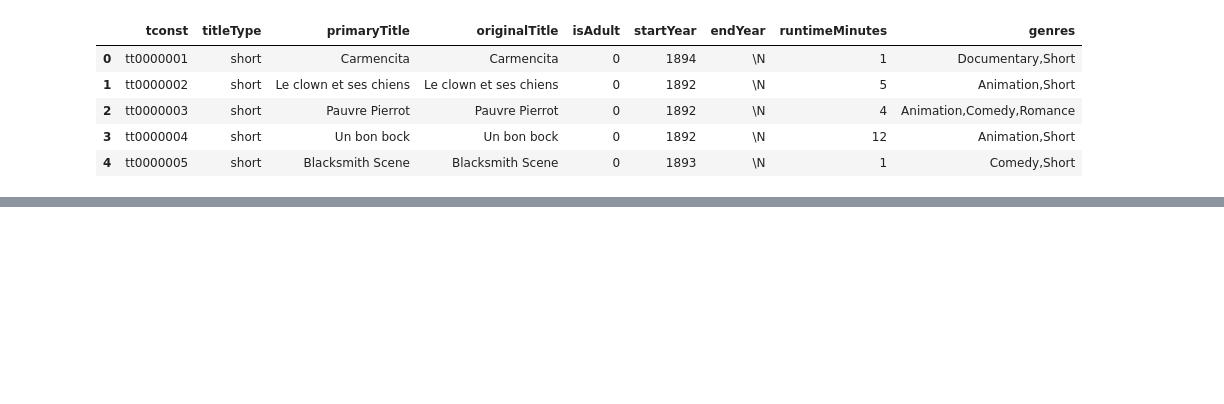
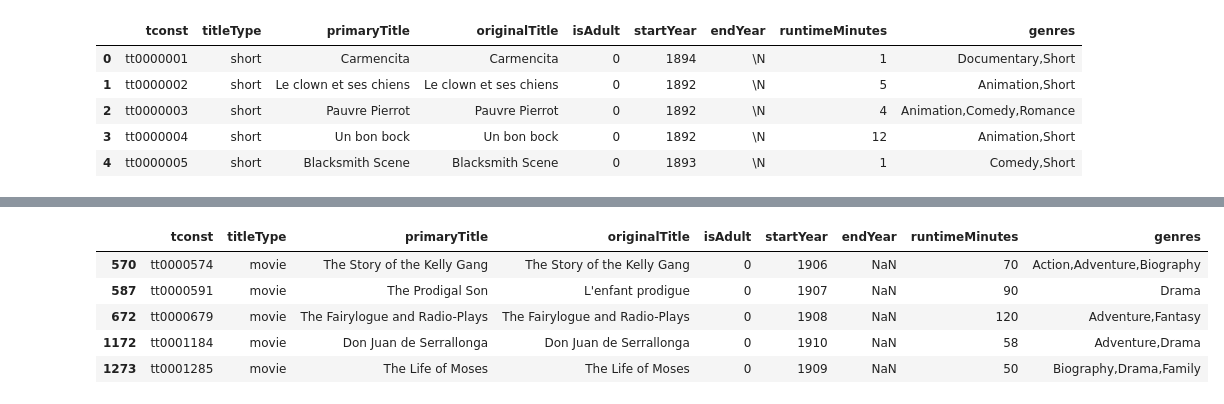
Before and after one commit to starkjones/IMDB-Queries, a Jupyter notebook: Project_3.ipynb, the cells around one changed output, grey strips where cells are left out. Drawn from its saved outputs; the diff is of its cells as text; code cells hidden in the pictures; blank space fills up the shorter version.

```diff
--- a/Project_3.ipynb
+++ b/Project_3.ipynb
@@ -27,0 +70,5 @@ basics.head(5)
+# %%
+# Eliminate movies that are null for runtimeMinutes
+
+basics.dropna(subset=['runtimeMinutes'], inplace=True)
+basics['runtimeMinutes'].value_counts()
@@ -27,0 +111,15 @@ basics.head(5)
+# %%
+# Keep only titleType==Movie:
+
+movie = basics['titleType'] == 'movie'
+
+basics = basics[movie]
+
+basics.head()
+# %% [output]
+|  | tconst | titleType | primaryTitle | originalTitle | isAdult | startYear | endYear | runtimeMinutes | genres |
+| 570 | tt0000574 | movie | The Story of the Kelly Gang | The Story of the Kelly Gang | 0 | 1906 | NaN | 70 | Action,Adventure,Biography |
+| 587 | tt0000591 | movie | The Prodigal Son | L'enfant prodigue | 0 | 1907 | NaN | 90 | Drama |
+| 672 | tt0000679 | movie | The Fairylogue and Radio-Plays | The Fairylogue and Radio-Plays | 0 | 1908 | NaN | 120 | Adventure,Fantasy |
+| 1172 | tt0001184 | movie | Don Juan de Serrallonga | Don Juan de Serrallonga | 0 | 1910 | NaN | 58 | Adventure,Drama |
+| 1273 | tt0001285 | movie | The Life of Moses | The Life of Moses | 0 | 1909 | NaN | 50 | Biography,Drama,Family |
```
Also changed, not shown: parts of 28 cells of this notebook.
